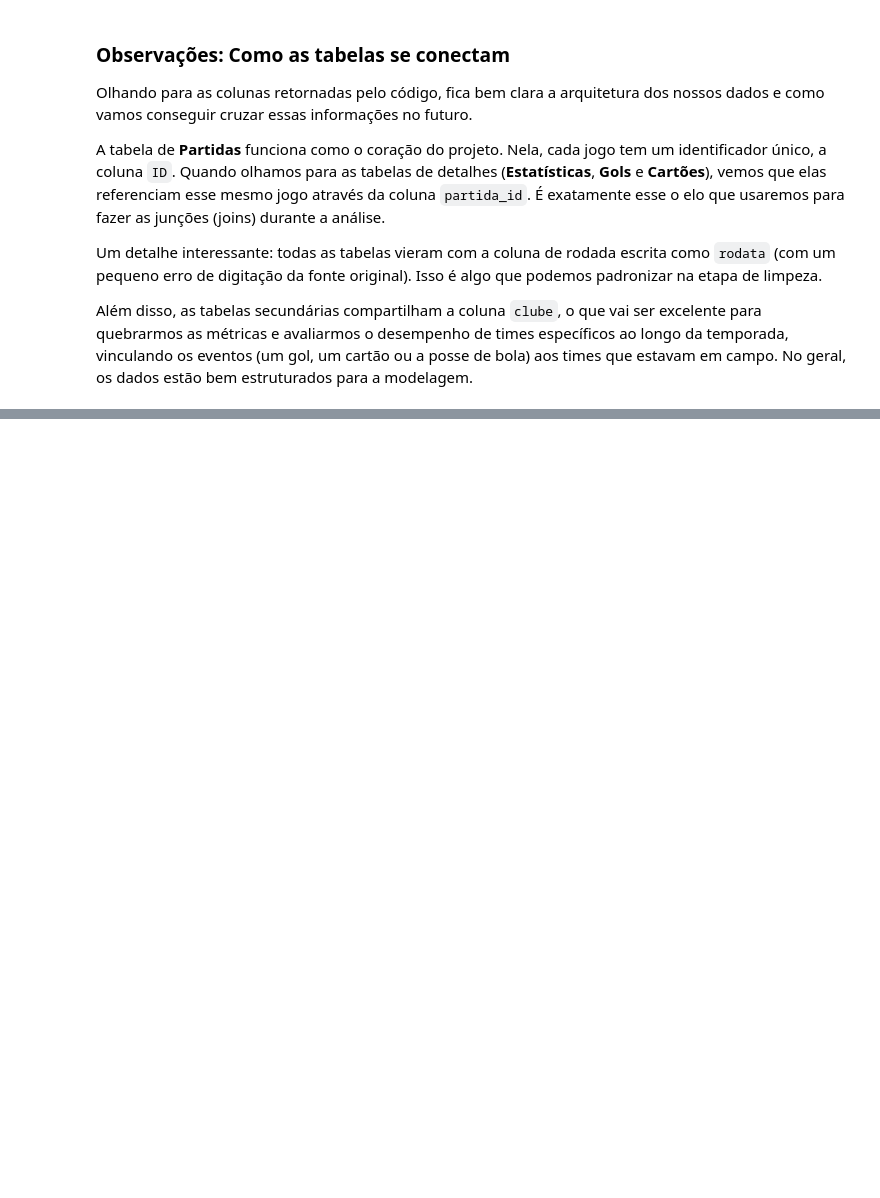
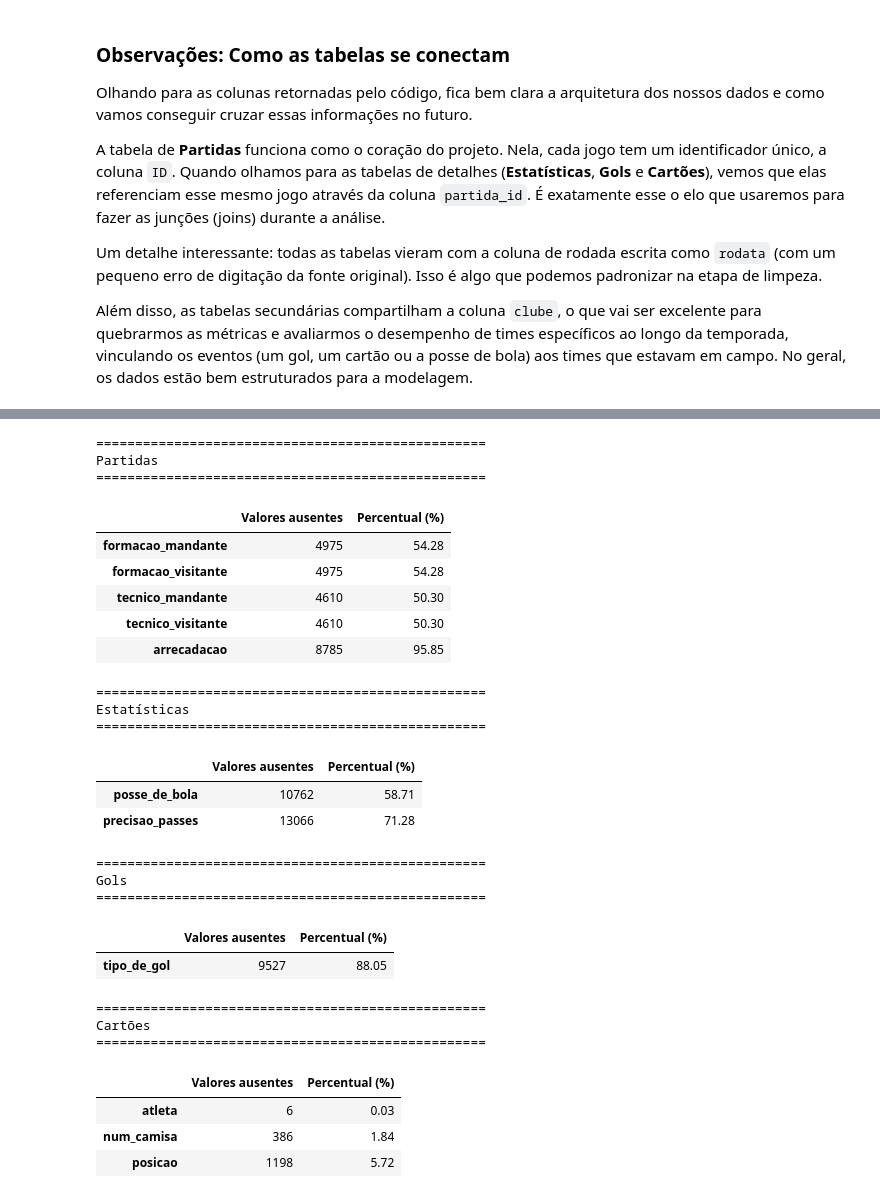
Before and after one commit to FelipePinheiro964/Projeto-Em-Business-Intelligence-e-Analytics, a Jupyter notebook: notebooks/01_analise_dataset.ipynb, the cells around one changed output, grey strips where cells are left out. Cells and saved outputs as stored; diff of their text form; code cells hidden in the pictures; blank space fills up the shorter version.

```diff
--- a/notebooks/01_analise_dataset.ipynb
+++ b/notebooks/01_analise_dataset.ipynb
@@ -202,0 +258,12 @@ Além disso, as tabelas secundárias compartilham a coluna `clube`, o que vai se
+# %%
+ids_partidas = set(partidas["ID"])
+
+for nome, df in {
+    "Estatísticas": estatisticas,
+    "Gols": gols,
+    "Cartões": cartoes
+}.items():
+    ids_relacionados = set(df["partida_id"])
+    ids_sem_partida = ids_relacionados - ids_partidas
+
+    print(f"{nome}: {len(ids_sem_partida)} partida(s) sem correspondência")
@@ -202,0 +284,4 @@ Além disso, as tabelas secundárias compartilham a coluna `clube`, o que vai se
+# %%
+for nome, df in datasets.items():
+    duplicados = df.duplicated().sum()
+    print(f"{nome}: {duplicados} registro(s) duplicado(s)")
@@ -202,0 +305,45 @@ Além disso, as tabelas secundárias compartilham a coluna `clube`, o que vai se
+# %%
+for nome, df in datasets.items():
+    nulos = df.isnull().sum()
+    percentual = (nulos / len(df) * 100).round(2)
+
+    resultado_nulos = pd.DataFrame({
+        "Valores ausentes": nulos,
+        "Percentual (%)": percentual
+    })
+
+    resultado_nulos = resultado_nulos[resultado_nulos["Valores ausentes"] > 0]
+
+    print(f"\n{'=' * 50}")
+    print(nome)
+    print(f"{'=' * 50}")
+
+    display(resultado_nulos)
+# %% [output]
+==================================================
+Partidas
+==================================================
+|  | Valores ausentes | Percentual (%) |
+| formacao_mandante | 4975 | 54.28 |
+| formacao_visitante | 4975 | 54.28 |
+| tecnico_mandante | 4610 | 50.30 |
+| tecnico_visitante | 4610 | 50.30 |
+| arrecadacao | 8785 | 95.85 |
+==================================================
+Estatísticas
+==================================================
+|  | Valores ausentes | Percentual (%) |
+| posse_de_bola | 10762 | 58.71 |
+| precisao_passes | 13066 | 71.28 |
+==================================================
+Gols
+==================================================
+|  | Valores ausentes | Percentual (%) |
+| tipo_de_gol | 9527 | 88.05 |
+==================================================
+Cartões
+==================================================
+|  | Valores ausentes | Percentual (%) |
+| atleta | 6 | 0.03 |
+| num_camisa | 386 | 1.84 |
+| posicao | 1198 | 5.72 |
```
Also changed, not shown: parts of 16 cells of this notebook.
